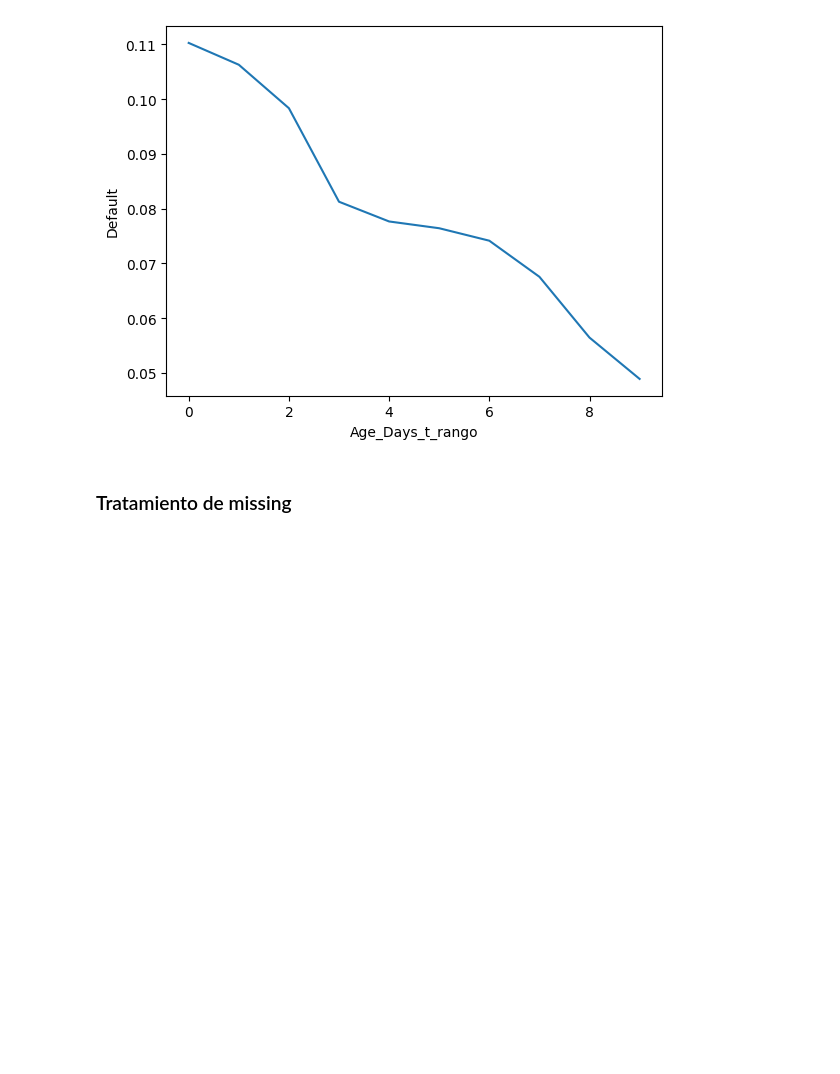
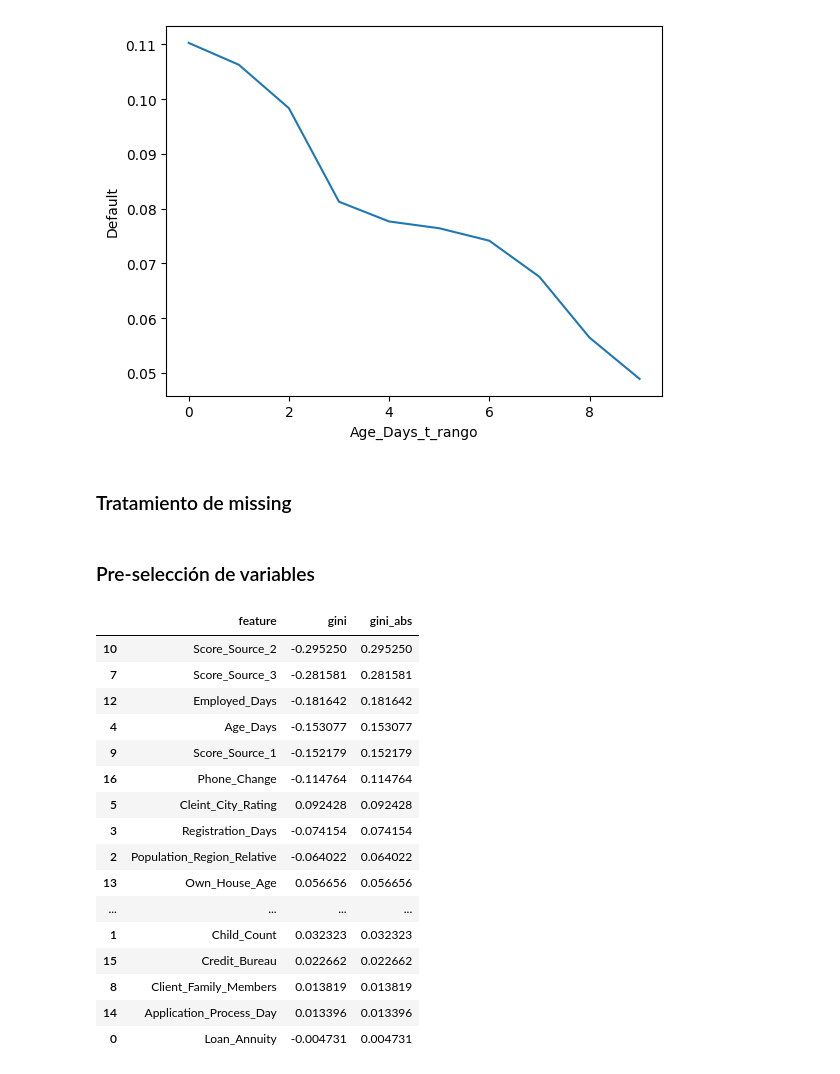
Before and after one commit to AntonioGarciaData/prueba_codigos_PEA_ML_DL, a Jupyter notebook: Supervised_models/Logistic_regression/Credit_Scoring.ipynb, the cells around one changed output. Cells and saved outputs as stored; diff of their text form; code cells hidden in the pictures; blank space fills up the shorter version.

```diff
--- a/Supervised_models/Logistic_regression/Credit_Scoring.ipynb
+++ b/Supervised_models/Logistic_regression/Credit_Scoring.ipynb
@@ -185,0 +184,32 @@ train
+# %%
+
+train = train.fillna(train.median())
+test = test.fillna(train.median())
+# %% [markdown]
+### Pre-selección de variables
+# %%
+from sklearn.metrics import roc_auc_score
+
+dfgini = pd.DataFrame({'feature': numerical_features,
+              'gini': [roc_auc_score(train.Default, train[col])*2 - 1 for col in numerical_features]})
+
+dfgini['gini_abs'] = dfgini.gini.apply(lambda x: abs(x))
+dfgini.sort_values(by = 'gini_abs', ascending=False)
+# %% [output]
+|  | feature | gini | gini_abs |
+| 10 | Score_Source_2 | -0.295250 | 0.295250 |
+| 7 | Score_Source_3 | -0.281581 | 0.281581 |
+| 12 | Employed_Days | -0.181642 | 0.181642 |
+| 4 | Age_Days | -0.153077 | 0.153077 |
+| 9 | Score_Source_1 | -0.152179 | 0.152179 |
+| 16 | Phone_Change | -0.114764 | 0.114764 |
+| 5 | Cleint_City_Rating | 0.092428 | 0.092428 |
+| 3 | Registration_Days | -0.074154 | 0.074154 |
+| 2 | Population_Region_Relative | -0.064022 | 0.064022 |
+| 13 | Own_House_Age | 0.056656 | 0.056656 |
+| ... | ... | ... | ... |
+| 1 | Child_Count | 0.032323 | 0.032323 |
+| 15 | Credit_Bureau | 0.022662 | 0.022662 |
+| 8 | Client_Family_Members | 0.013819 | 0.013819 |
+| 14 | Application_Process_Day | 0.013396 | 0.013396 |
+| 0 | Loan_Annuity | -0.004731 | 0.004731 |
```
Also changed, not shown: parts of 1 cell of this notebook.
